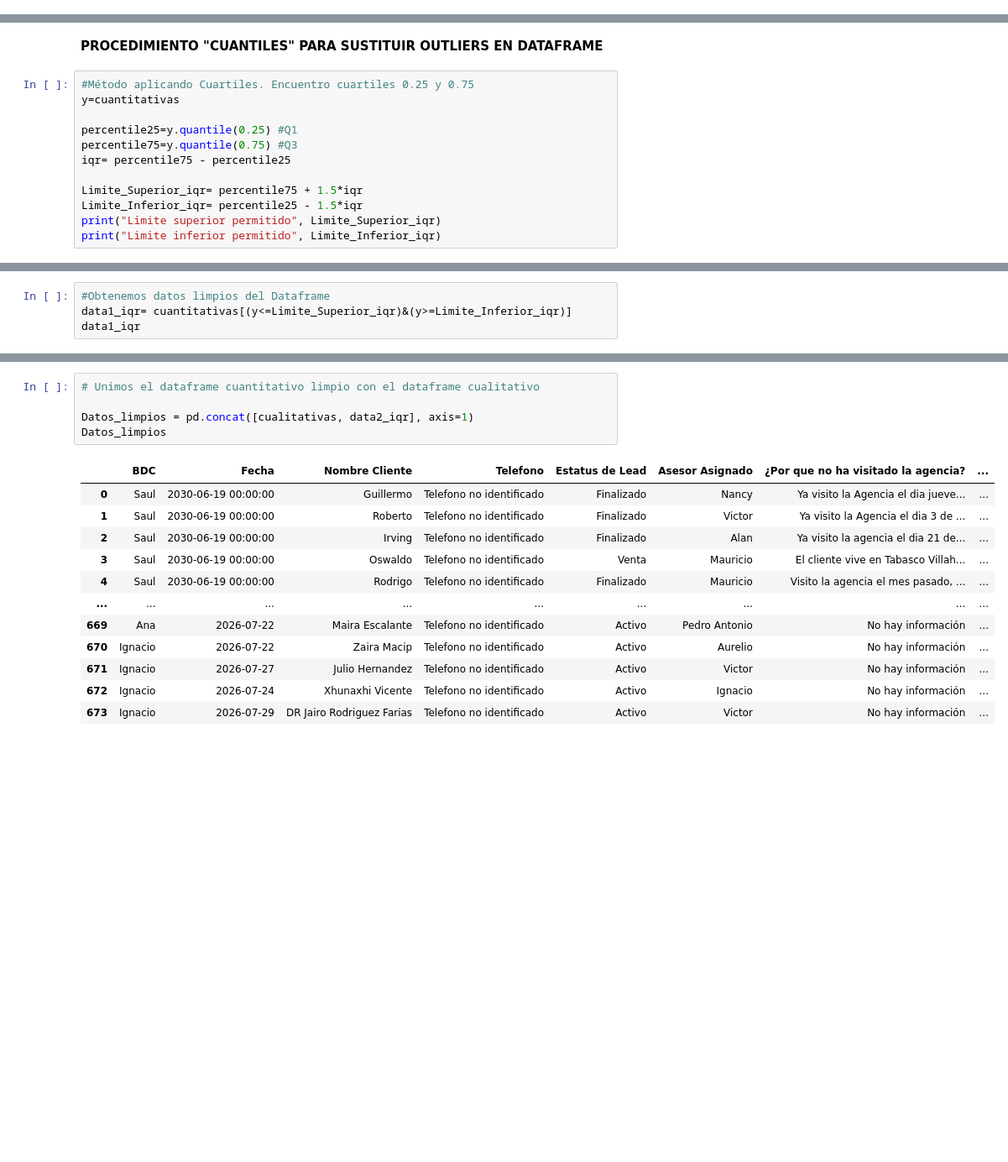
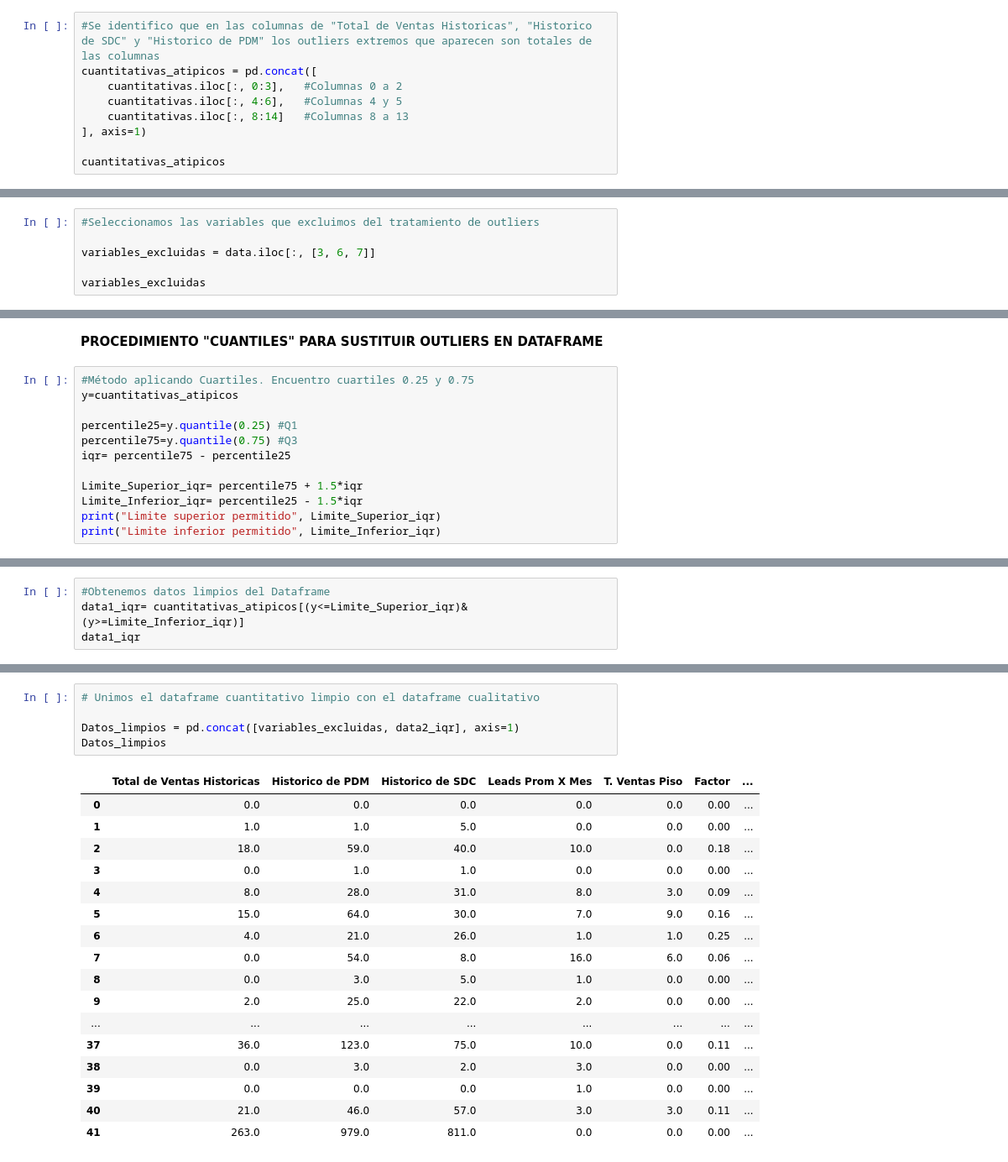
Before and after one commit to pats-pdf/1.-Extracci-n-de-Datos, a Jupyter notebook: Valores_atípicos/Actividad 3.2/3_Valores_atípicos_Análisis de Piso 2.ipynb, the cells around one changed output, grey strips where cells are left out. Shown at 84% size. Saved outputs shown, nothing was run; the diff lists cells and outputs as text; blank space fills up the shorter version.

```diff
--- a/Valores_atípicos/Actividad 3.2/3_Valores_atípicos_Análisis de Piso 2.ipynb
+++ b/Valores_atípicos/Actividad 3.2/3_Valores_atípicos_Análisis de Piso 2.ipynb
@@ -75,0 +123,9 @@ cuantitativas['Potencial de compra'] = cuantitativas['Potencial de compra'].repl
+# %%
+#Se identifico que en las columnas de "Total de Ventas Historicas", "Historico de SDC" y "Historico de PDM" los outliers extremos que aparecen son totales de las columnas
+cuantitativas_atipicos = pd.concat([
+    cuantitativas.iloc[:, 0:3],   #Columnas 0 a 2
+    cuantitativas.iloc[:, 4:6],   #Columnas 4 y 5
+    cuantitativas.iloc[:, 8:14]   #Columnas 8 a 13
+], axis=1)
+
+cuantitativas_atipicos
@@ -75,0 +150,6 @@ cuantitativas['Potencial de compra'] = cuantitativas['Potencial de compra'].repl
+# %%
+#Seleccionamos las variables que excluimos del tratamiento de outliers
+
+variables_excluidas = data.iloc[:, [3, 6, 7]]
+
+variables_excluidas
@@ -164,7 +291,7 @@ dtype: int64
 **PROCEDIMIENTO "CUANTILES" PARA SUSTITUIR OUTLIERS EN DATAFRAME**
 # %%
 #Método aplicando Cuartiles. Encuentro cuartiles 0.25 y 0.75
-y=cuantitativas
+y=cuantitativas_atipicos
 
 percentile25=y.quantile(0.25) #Q1
 percentile75=y.quantile(0.75) #Q3
@@ -187,6 +321,6 @@ Venta                  0.00
 dtype: float64
 # %%
 #Obtenemos datos limpios del Dataframe
-data1_iqr= cuantitativas[(y<=Limite_Superior_iqr)&(y>=Limite_Inferior_iqr)]
+data1_iqr= cuantitativas_atipicos[(y<=Limite_Superior_iqr)&(y>=Limite_Inferior_iqr)]
 data1_iqr
 # %% [output]
@@ -236,18 +385,23 @@ data2_iqr
 # %%
 # Unimos el dataframe cuantitativo limpio con el dataframe cualitativo
 
-Datos_limpios = pd.concat([cualitativas, data2_iqr], axis=1)
+Datos_limpios = pd.concat([variables_excluidas, data2_iqr], axis=1)
 Datos_limpios
 # %% [output]
-|  | BDC | Fecha | Nombre Cliente | Telefono | Estatus de Lead | Asesor Asignado | ¿Por que no ha visitado la agencia? | ... |
-| 0 | Saul | 2030-06-19 00:00:00 | Guillermo | Telefono no identificado | Finalizado | Nancy | Ya visito la Agencia el dia jueve... | ... |
-| 1 | Saul | 2030-06-19 00:00:00 | Roberto | Telefono no identificado | Finalizado | Victor | Ya visito la Agencia el dia 3 de ... | ... |
-| 2 | Saul | 2030-06-19 00:00:00 | Irving | Telefono no identificado | Finalizado | Alan | Ya visito la agencia el dia 21 de... | ... |
-| 3 | Saul | 2030-06-19 00:00:00 | Oswaldo | Telefono no identificado | Venta | Mauricio | El cliente vive en Tabasco Villah... | ... |
-| 4 | Saul | 2030-06-19 00:00:00 | Rodrigo | Telefono no identificado | Finalizado | Mauricio | Visito la agencia el mes pasado, ... | ... |
-| ... | ... | ... | ... | ... | ... | ... | ... | ... |
-| 669 | Ana | 2026-07-22 | Maira Escalante | Telefono no identificado | Activo | Pedro Antonio | No hay información | ... |
-| 670 | Ignacio | 2026-07-22 | Zaira Macip | Telefono no identificado | Activo | Aurelio | No hay información | ... |
-| 671 | Ignacio | 2026-07-27 | Julio Hernandez | Telefono no identificado | Activo | Victor | No hay información | ... |
-| 672 | Ignacio | 2026-07-24 | Xhunaxhi Vicente | Telefono no identificado | Activo | Ignacio | No hay información | ... |
-| 673 | Ignacio | 2026-07-29 | DR Jairo Rodriguez Farias | Telefono no identificado | Activo | Victor | No hay información | ... |
+|  | Total de Ventas Historicas | Historico de PDM | Historico de SDC | Leads Prom X Mes | T. Ventas Piso | Factor | ... |
+| 0 | 0.0 | 0.0 | 0.0 | 0.0 | 0.0 | 0.00 | ... |
+| 1 | 1.0 | 1.0 | 5.0 | 0.0 | 0.0 | 0.00 | ... |
+| 2 | 18.0 | 59.0 | 40.0 | 10.0 | 0.0 | 0.18 | ... |
+| 3 | 0.0 | 1.0 | 1.0 | 0.0 | 0.0 | 0.00 | ... |
+| 4 | 8.0 | 28.0 | 31.0 | 8.0 | 3.0 | 0.09 | ... |
+| 5 | 15.0 | 64.0 | 30.0 | 7.0 | 9.0 | 0.16 | ... |
+| 6 | 4.0 | 21.0 | 26.0 | 1.0 | 1.0 | 0.25 | ... |
+| 7 | 0.0 | 54.0 | 8.0 | 16.0 | 6.0 | 0.06 | ... |
+| 8 | 0.0 | 3.0 | 5.0 | 1.0 | 0.0 | 0.00 | ... |
+| 9 | 2.0 | 25.0 | 22.0 | 2.0 | 0.0 | 0.00 | ... |
+| ... | ... | ... | ... | ... | ... | ... | ... |
+| 37 | 36.0 | 123.0 | 75.0 | 10.0 | 0.0 | 0.11 | ... |
+| 38 | 0.0 | 3.0 | 2.0 | 3.0 | 0.0 | 0.00 | ... |
+| 39 | 0.0 | 0.0 | 0.0 | 1.0 | 0.0 | 0.00 | ... |
+| 40 | 21.0 | 46.0 | 57.0 | 3.0 | 3.0 | 0.11 | ... |
+| 41 | 263.0 | 979.0 | 811.0 | 0.0 | 0.0 | 0.00 | ... |
```
Also changed, not shown: parts of 28 cells of this notebook, 3 other files.
